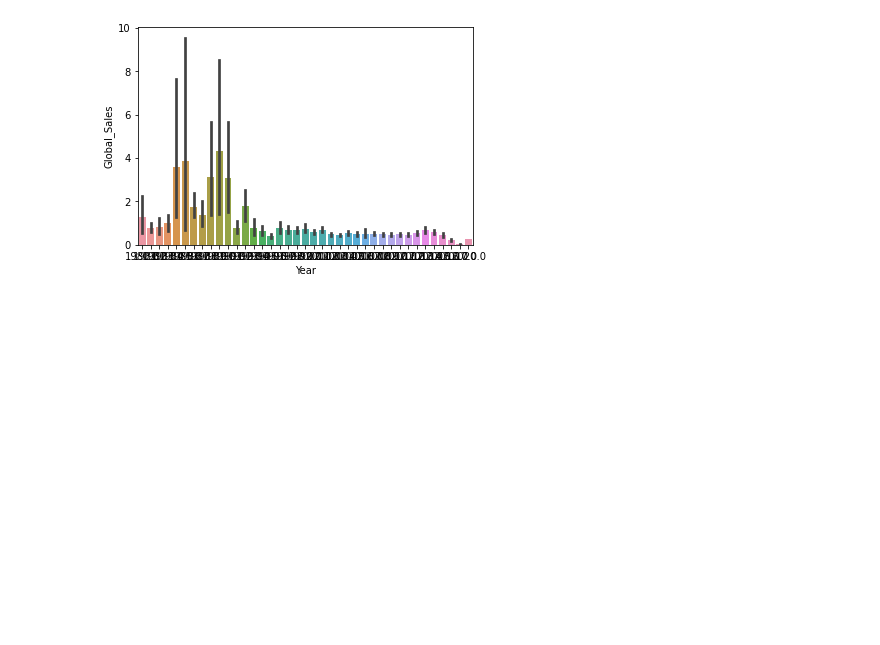
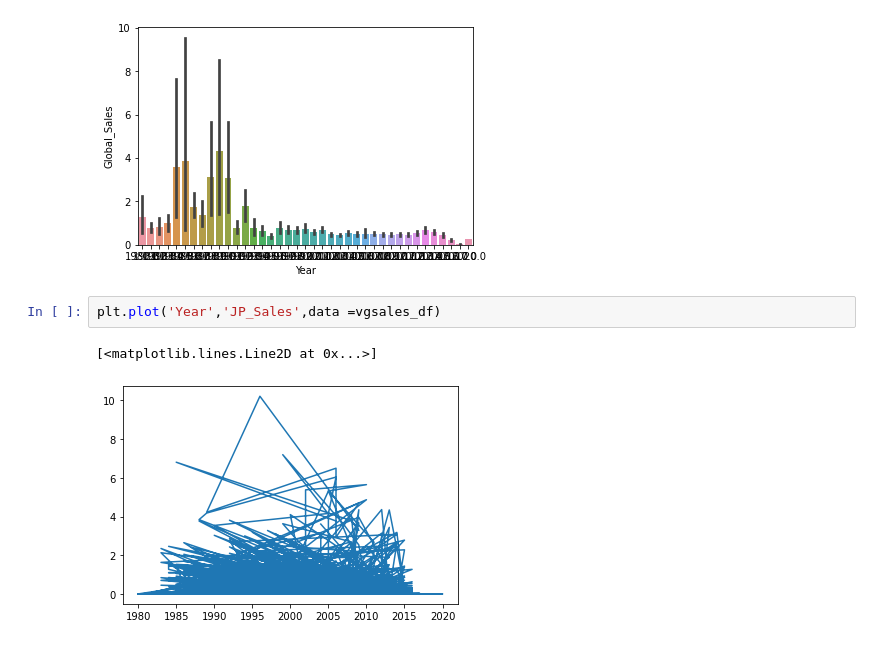
Before and after one commit to Nelsonkariuki/dataanalysis, a Jupyter notebook: vgsales.ipynb, the cells around one changed output. Cells and saved outputs as stored; diff of their text form; blank space fills up the shorter version.

Commit message:
data plotting

```diff
--- a/vgsales.ipynb
+++ b/vgsales.ipynb
@@ -59,3 +59,8 @@ sns.barplot('Year','NA_Sales',data=vgsales_df);
 sns.barplot('Year','Global_Sales',data=vgsales_df);
 # %% [output]
 [figure]
+# %%
+plt.plot('Year','JP_Sales',data =vgsales_df)
+# %% [output]
+[<matplotlib.lines.Line2D at 0x...>]
+[figure, added]
```
